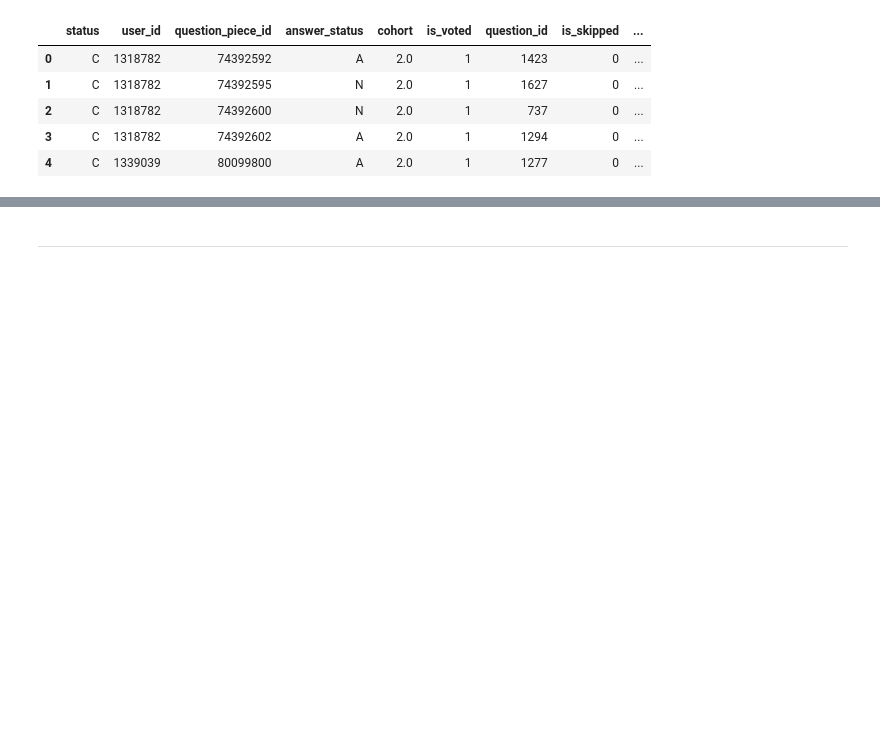
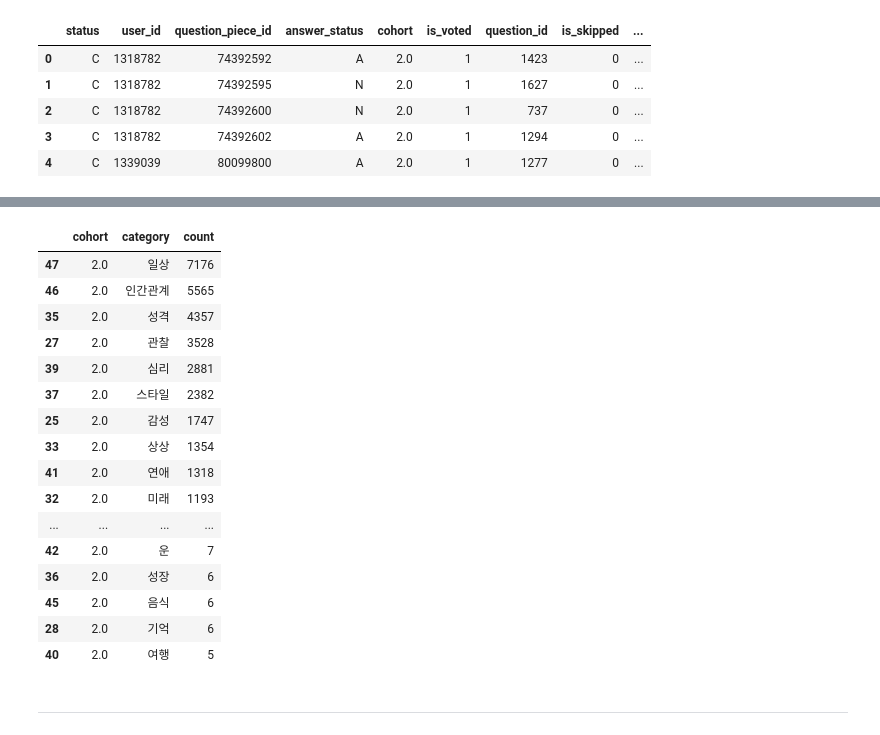
Before and after one commit to saeraniren/advanced_project, a Jupyter notebook: kpi_retention.ipynb, the cells around one changed output, grey strips where cells are left out. Cells and saved outputs as stored; diff of their text form; code cells hidden in the pictures; blank space fills up the shorter version.

```diff
--- a/kpi_retention.ipynb
+++ b/kpi_retention.ipynb
@@ -723,3 +785,26 @@ question_category_cohort_df.head()
+# %%
+# 2번 집단
+category_count_cohort2_df = category_count_df[category_count_df['cohort']==2]
+# 키워드 내림차순
+category_count_cohort2_df.sort_values(by='count', ascending=False)
+# %% [output]
+|  | cohort | category | count |
+| 47 | 2.0 | 일상 | 7176 |
+| 46 | 2.0 | 인간관계 | 5565 |
+| 35 | 2.0 | 성격 | 4357 |
+| 27 | 2.0 | 관찰 | 3528 |
+| 39 | 2.0 | 심리 | 2881 |
+| 37 | 2.0 | 스타일 | 2382 |
+| 25 | 2.0 | 감성 | 1747 |
+| 33 | 2.0 | 상상 | 1354 |
+| 41 | 2.0 | 연애 | 1318 |
+| 32 | 2.0 | 미래 | 1193 |
+| ... | ... | ... | ... |
+| 42 | 2.0 | 운 | 7 |
+| 36 | 2.0 | 성장 | 6 |
+| 45 | 2.0 | 음식 | 6 |
+| 28 | 2.0 | 기억 | 6 |
+| 40 | 2.0 | 여행 | 5 |
 # %% [markdown]
 ---
 # %% [markdown]
```
Also changed, not shown: parts of 5 cells of this notebook.
